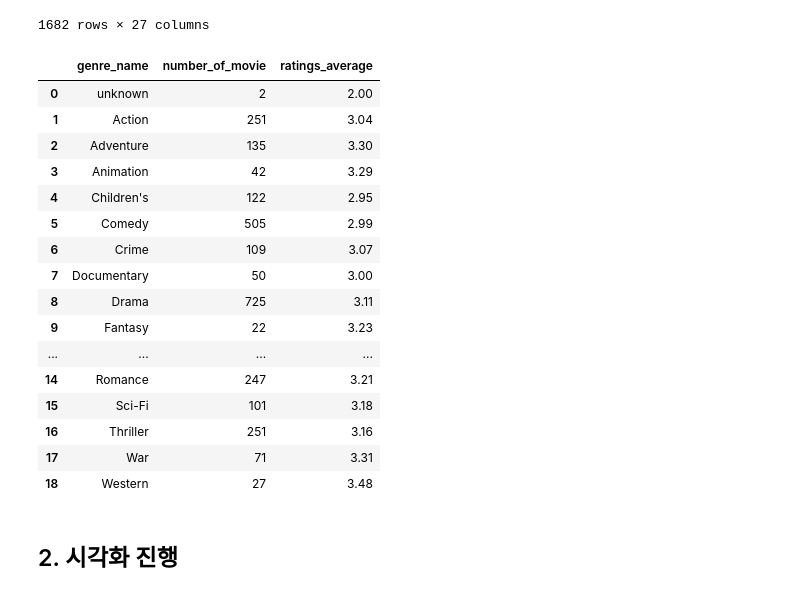
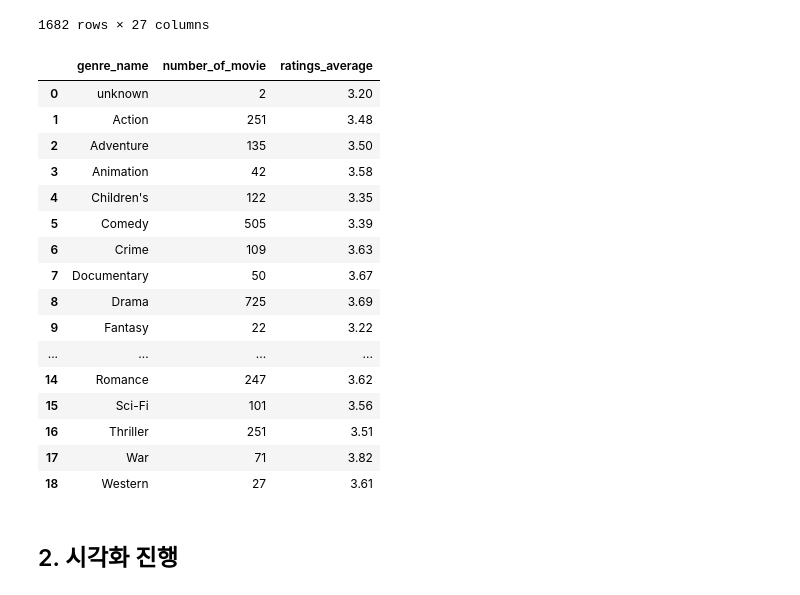
Before and after one commit to donghwi2022/ds-sa-cp02, a Jupyter notebook: ds_sa_cp2_신동휘.ipynb, the cells around one changed output. Cells and saved outputs as stored; diff of their text form; code cells hidden in the pictures.

```diff
--- a/ds_sa_cp2_신동휘.ipynb
+++ b/ds_sa_cp2_신동휘.ipynb
@@ -87,42 +86,42 @@ sub_df
 # %%
 # 장르별 정보를 나타내기 위한 딕셔너리 생성
 genre = {
     "genre_name" : [],
     "number_of_movie" : [],
     "ratings_average" : []
 }
 
 for index in range(8, 27) :
     genre_name = sub_df.columns[index]
     genre["genre_name"].append(genre_name)
     genre["number_of_movie"].append(len(sub_df[sub_df[genre_name] == 1]))
-    genre["ratings_average"].append(sub_df[sub_df[genre_name] == 1].rating.mean().round(2))
+    genre["ratings_average"].append(df[df[genre_name] == 1].rating.mean().round(2))
 
 # 데이터프레임으로 변경
 genre_df = pd.DataFrame({
     'genre_name' : genre["genre_name"],
     'number_of_movie' : genre["number_of_movie"],
     'ratings_average' : genre["ratings_average"]
 })
 genre_df
 # %% [output]
 |  | genre_name | number_of_movie | ratings_average |
-| 0 | unknown | 2 | 2.00 |
-| 1 | Action | 251 | 3.04 |
-| 2 | Adventure | 135 | 3.30 |
-| 3 | Animation | 42 | 3.29 |
-| 4 | Children's | 122 | 2.95 |
-| 5 | Comedy | 505 | 2.99 |
-| 6 | Crime | 109 | 3.07 |
-| 7 | Documentary | 50 | 3.00 |
-| 8 | Drama | 725 | 3.11 |
-| 9 | Fantasy | 22 | 3.23 |
+| 0 | unknown | 2 | 3.20 |
+| 1 | Action | 251 | 3.48 |
+| 2 | Adventure | 135 | 3.50 |
+| 3 | Animation | 42 | 3.58 |
+| 4 | Children's | 122 | 3.35 |
+| 5 | Comedy | 505 | 3.39 |
+| 6 | Crime | 109 | 3.63 |
+| 7 | Documentary | 50 | 3.67 |
+| 8 | Drama | 725 | 3.69 |
+| 9 | Fantasy | 22 | 3.22 |
 | ... | ... | ... | ... |
-| 14 | Romance | 247 | 3.21 |
-| 15 | Sci-Fi | 101 | 3.18 |
-| 16 | Thriller | 251 | 3.16 |
-| 17 | War | 71 | 3.31 |
-| 18 | Western | 27 | 3.48 |
+| 14 | Romance | 247 | 3.62 |
+| 15 | Sci-Fi | 101 | 3.56 |
+| 16 | Thriller | 251 | 3.51 |
+| 17 | War | 71 | 3.82 |
+| 18 | Western | 27 | 3.61 |
 # %% [markdown]
 ## 2. 시각화 진행
 # %%
```
Also changed, not shown: parts of 22 cells of this notebook.
